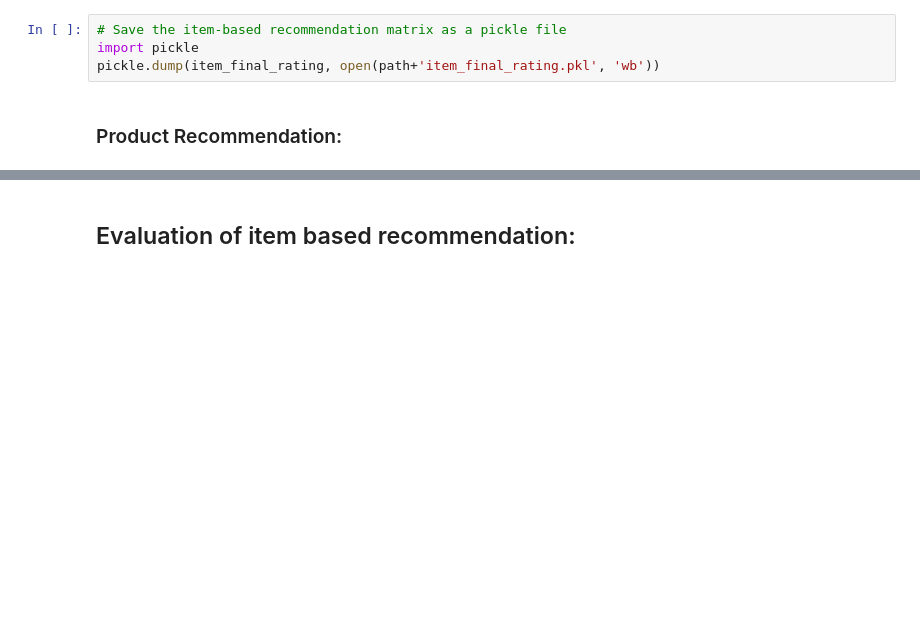
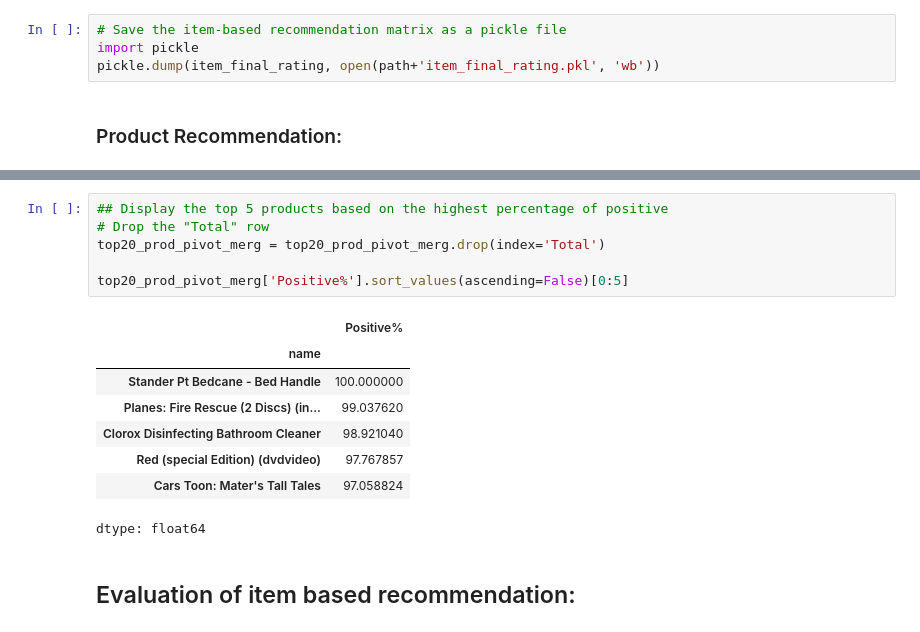
Before and after one commit to imsaptarshi91/Sentiment_Based_Product_Recommendation, a Jupyter notebook: Sentiment_based_Recommender_system.ipynb, the cells around one changed output, grey strips where cells are left out. Cells and saved outputs as stored; diff of their text form; blank space fills up the shorter version.

```diff
--- a/Sentiment_based_Recommender_system.ipynb
+++ b/Sentiment_based_Recommender_system.ipynb
@@ -1352,3 +1387,18 @@ See the caveats in the documentation: https://pandas.pydata.org/pandas-docs/stab
+# %%
+## Display the top 5 products based on the highest percentage of positive
+# Drop the "Total" row
+top20_prod_pivot_merg = top20_prod_pivot_merg.drop(index='Total')
+
+top20_prod_pivot_merg['Positive%'].sort_values(ascending=False)[0:5]
+# %% [output]
+|  | Positive% |
+| name |  |
+| Stander Pt Bedcane - Bed Handle | 100.000000 |
+| Planes: Fire Rescue (2 Discs) (in... | 99.037620 |
+| Clorox Disinfecting Bathroom Cleaner | 98.921040 |
+| Red (special Edition) (dvdvideo) | 97.767857 |
+| Cars Toon: Mater's Tall Tales | 97.058824 |
+dtype: float64
 # %% [markdown]
 ## Evaluation of item based recommendation:
 # %%
```
Also changed, not shown: parts of 9 cells of this notebook.
